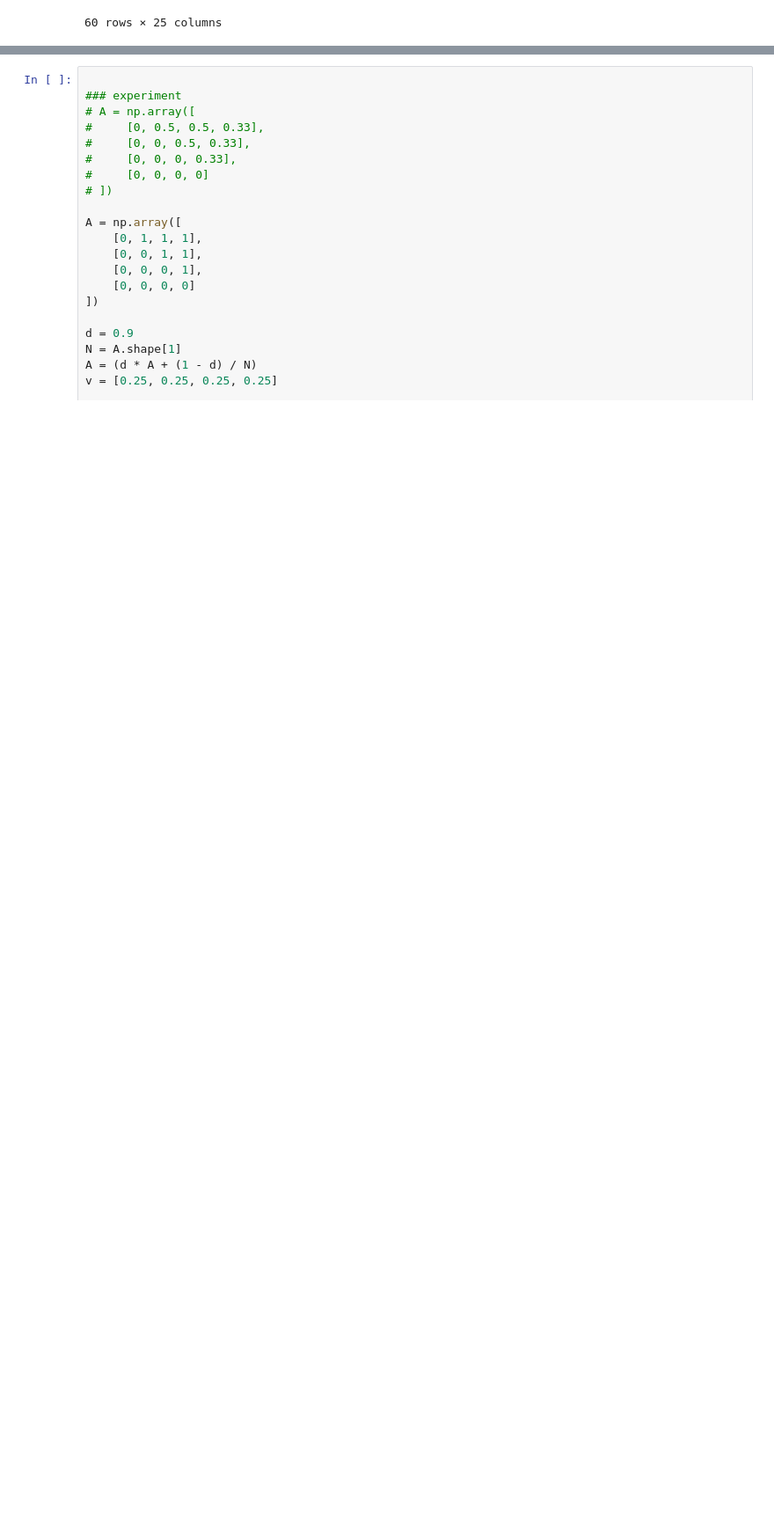
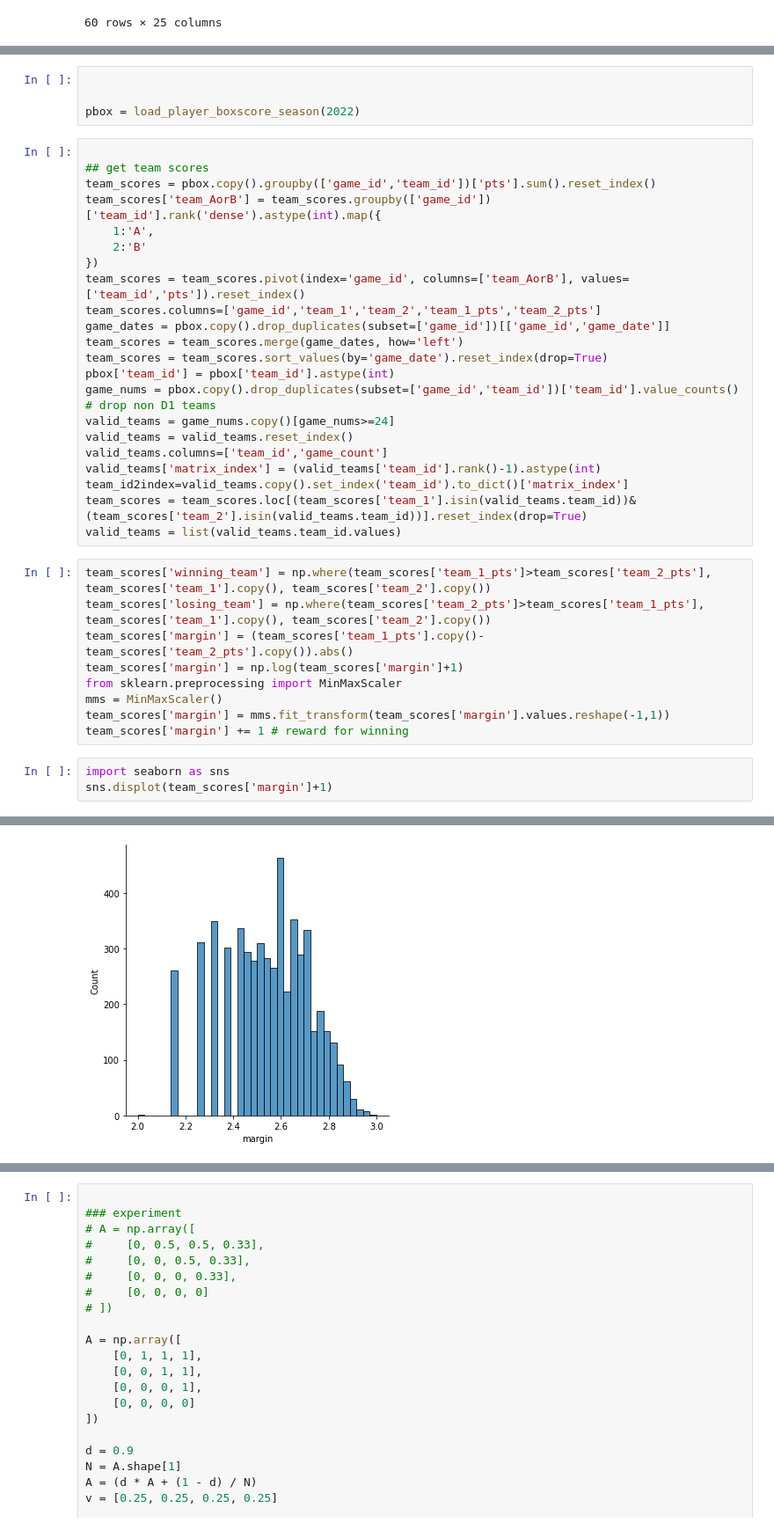
Before and after one commit to btatkinson/NCAA-basketball-Capstone, a Jupyter notebook: notebooks/visualizations/streamlit_historical_players.ipynb, the cells around one changed output, grey strips where cells are left out. Shown: that part at 88% size. Cells and saved outputs as stored; diff of their text form; blank space fills up the shorter version.

```diff
--- a/notebooks/visualizations/streamlit_historical_players.ipynb
+++ b/notebooks/visualizations/streamlit_historical_players.ipynb
@@ -682,0 +686,40 @@ test.sort_values(by='pc_1', ascending=False).head(60)
+# %%
+
+
+pbox = load_player_boxscore_season(2022)
+# %%
+
+## get team scores
+team_scores = pbox.copy().groupby(['game_id','team_id'])['pts'].sum().reset_index()
+team_scores['team_AorB'] = team_scores.groupby(['game_id'])['team_id'].rank('dense').astype(int).map({
+    1:'A',
+    2:'B'
+})
+team_scores = team_scores.pivot(index='game_id', columns=['team_AorB'], values=['team_id','pts']).reset_index()
+team_scores.columns=['game_id','team_1','team_2','team_1_pts','team_2_pts']
+game_dates = pbox.copy().drop_duplicates(subset=['game_id'])[['game_id','game_date']]
+team_scores = team_scores.merge(game_dates, how='left')
+team_scores = team_scores.sort_values(by='game_date').reset_index(drop=True)
+pbox['team_id'] = pbox['team_id'].astype(int)
+game_nums = pbox.copy().drop_duplicates(subset=['game_id','team_id'])['team_id'].value_counts()
+# drop non D1 teams
+valid_teams = game_nums.copy()[game_nums>=24]
+valid_teams = valid_teams.reset_index()
+valid_teams.columns=['team_id','game_count']
+valid_teams['matrix_index'] = (valid_teams['team_id'].rank()-1).astype(int)
+team_id2index=valid_teams.copy().set_index('team_id').to_dict()['matrix_index']
+team_scores = team_scores.loc[(team_scores['team_1'].isin(valid_teams.team_id))&(team_scores['team_2'].isin(valid_teams.team_id))].reset_index(drop=True)
+valid_teams = list(valid_teams.team_id.values)
+# %%
+team_scores['winning_team'] = np.where(team_scores['team_1_pts']>team_scores['team_2_pts'], team_scores['team_1'].copy(), team_scores['team_2'].copy())
+team_scores['losing_team'] = np.where(team_scores['team_2_pts']>team_scores['team_1_pts'], team_scores['team_1'].copy(), team_scores['team_2'].copy())
+team_scores['margin'] = (team_scores['team_1_pts'].copy()-team_scores['team_2_pts'].copy()).abs()
+team_scores['margin'] = np.log(team_scores['margin']+1)
+from sklearn.preprocessing import MinMaxScaler
+mms = MinMaxScaler()
+team_scores['margin'] = mms.fit_transform(team_scores['margin'].values.reshape(-1,1))
+team_scores['margin'] += 1 # reward for winning
+# %%
+import seaborn as sns
+sns.displot(team_scores['margin']+1)
+# %% [output]
@@ -682,0 +727 @@ test.sort_values(by='pc_1', ascending=False).head(60)
+[figure, added]
```
Also changed, not shown: parts of 28 cells of this notebook, 3 other files.
